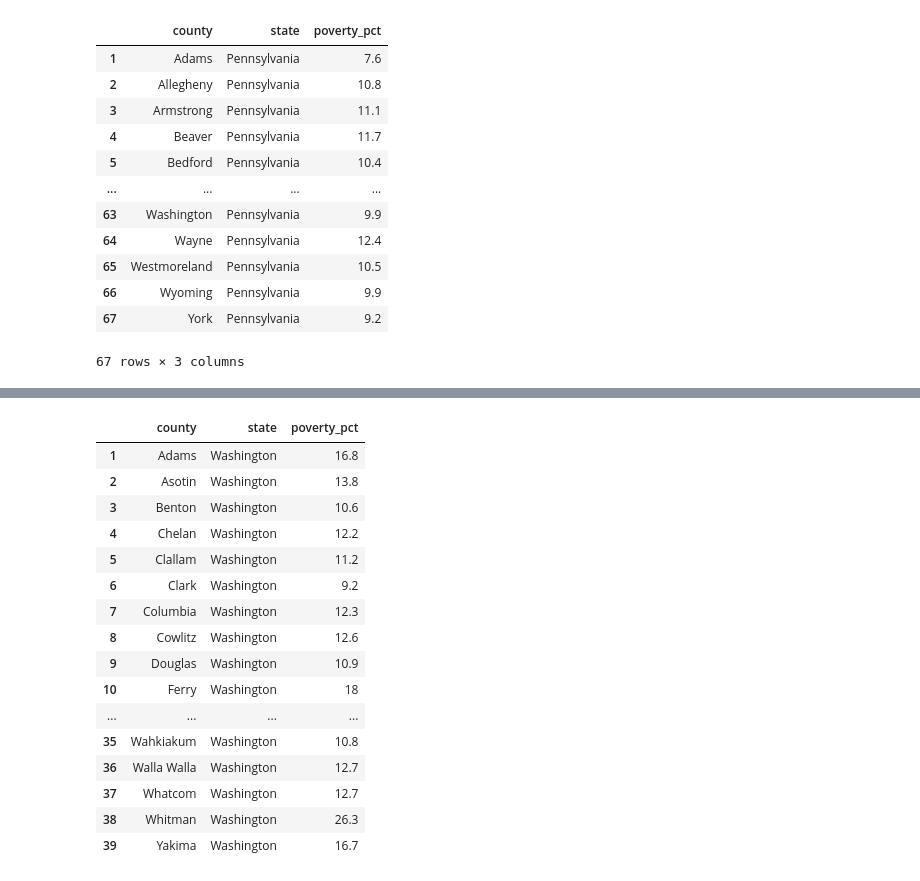
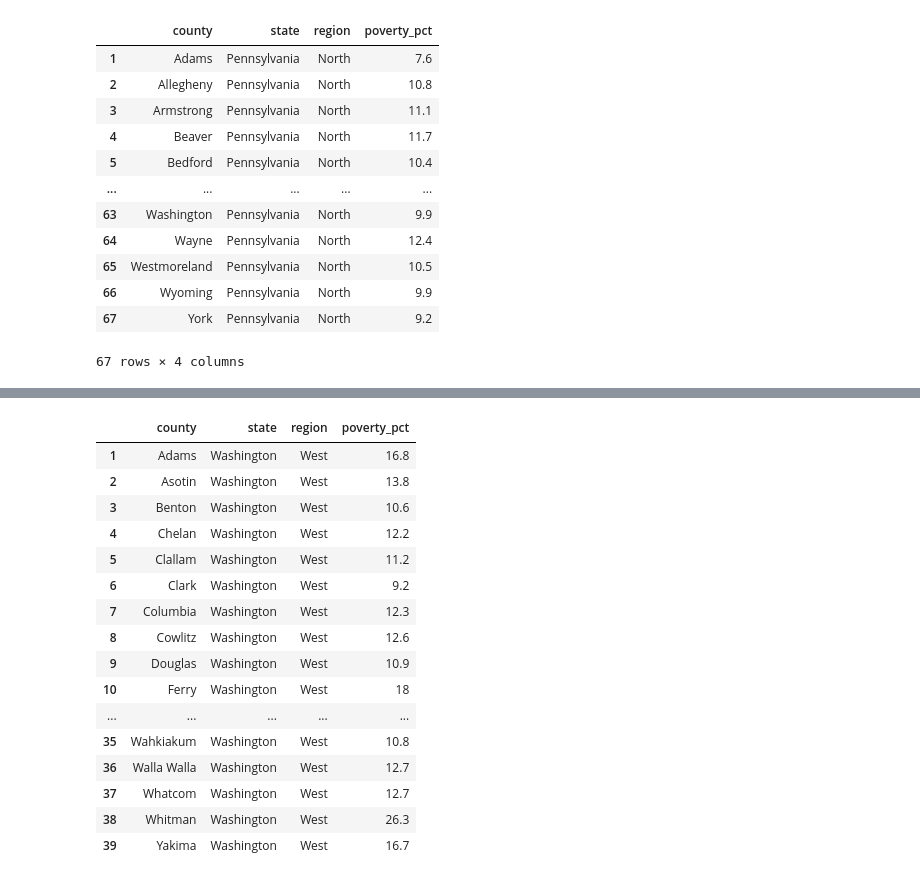
Before and after one commit to nhuquynhle22/Crime_Rates_vs_City_Budgets, a Jupyter notebook: poverty_dataset.ipynb, the cells around one changed output, grey strips where cells are left out. Drawn from its saved outputs; the diff is of its cells as text; code cells hidden in the pictures.

```diff
--- a/poverty_dataset.ipynb
+++ b/poverty_dataset.ipynb
@@ -376,22 +390,24 @@ new_pennsylvania_poverty_df = new_pennsylvania_poverty_df[['county2', 'total_est
 new_pennsylvania_poverty_df = new_pennsylvania_poverty_df.rename(columns={'county2': "county", 'total_est_pct3': 'poverty_pct'})
 
 new_pennsylvania_poverty_df['state'] = 'Pennsylvania'
-new_pennsylvania_poverty_df = new_pennsylvania_poverty_df[['county', 'state', 'poverty_pct']]
+new_pennsylvania_poverty_df['region'] = 'North'
+
+new_pennsylvania_poverty_df = new_pennsylvania_poverty_df[['county', 'state', 'region', 'poverty_pct']]
 new_pennsylvania_poverty_df
 # %% [output]
-|  | county | state | poverty_pct |
-| 1 | Adams | Pennsylvania | 7.6 |
-| 2 | Allegheny | Pennsylvania | 10.8 |
-| 3 | Armstrong | Pennsylvania | 11.1 |
-| 4 | Beaver | Pennsylvania | 11.7 |
-| 5 | Bedford | Pennsylvania | 10.4 |
-| ... | ... | ... | ... |
-| 63 | Washington | Pennsylvania | 9.9 |
-| 64 | Wayne | Pennsylvania | 12.4 |
-| 65 | Westmoreland | Pennsylvania | 10.5 |
-| 66 | Wyoming | Pennsylvania | 9.9 |
-| 67 | York | Pennsylvania | 9.2 |
+|  | county | state | region | poverty_pct |
+| 1 | Adams | Pennsylvania | North | 7.6 |
+| 2 | Allegheny | Pennsylvania | North | 10.8 |
+| 3 | Armstrong | Pennsylvania | North | 11.1 |
+| 4 | Beaver | Pennsylvania | North | 11.7 |
+| 5 | Bedford | Pennsylvania | North | 10.4 |
+| ... | ... | ... | ... | ... |
+| 63 | Washington | Pennsylvania | North | 9.9 |
+| 64 | Wayne | Pennsylvania | North | 12.4 |
+| 65 | Westmoreland | Pennsylvania | North | 10.5 |
+| 66 | Wyoming | Pennsylvania | North | 9.9 |
+| 67 | York | Pennsylvania | North | 9.2 |
-67 rows × 3 columns
+67 rows × 4 columns
 # %%
 washington_poverty_df = pd.read_csv('Resources/PovertyReport Washington.csv')
 washington_poverty_df.head()
@@ -405,26 +421,28 @@ washington_poverty_df.head()
 # %%
 new_washington_poverty_df = washington_poverty_df.loc[1:39]
 new_washington_poverty_df = new_washington_poverty_df[['county2', 'total_est_pct3']]
 new_washington_poverty_df = new_washington_poverty_df.rename(columns={'county2': "county", 'total_est_pct3': 'poverty_pct'})
 
 new_washington_poverty_df['state'] = 'Washington'
-new_washington_poverty_df = new_washington_poverty_df[['county', 'state', 'poverty_pct']]
+new_washington_poverty_df['region'] = 'West'
+
+new_washington_poverty_df = new_washington_poverty_df[['county', 'state', 'region', 'poverty_pct']]
 new_washington_poverty_df
 # %% [output]
-|  | county | state | poverty_pct |
-| 1 | Adams | Washington | 16.8 |
-| 2 | Asotin | Washington | 13.8 |
-| 3 | Benton | Washington | 10.6 |
-| 4 | Chelan | Washington | 12.2 |
-| 5 | Clallam | Washington | 11.2 |
-| 6 | Clark | Washington | 9.2 |
-| 7 | Columbia | Washington | 12.3 |
-| 8 | Cowlitz | Washington | 12.6 |
-| 9 | Douglas | Washington | 10.9 |
-| 10 | Ferry | Washington | 18 |
-| ... | ... | ... | ... |
-| 35 | Wahkiakum | Washington | 10.8 |
-| 36 | Walla Walla | Washington | 12.7 |
-| 37 | Whatcom | Washington | 12.7 |
-| 38 | Whitman | Washington | 26.3 |
-| 39 | Yakima | Washington | 16.7 |
+|  | county | state | region | poverty_pct |
+| 1 | Adams | Washington | West | 16.8 |
+| 2 | Asotin | Washington | West | 13.8 |
+| 3 | Benton | Washington | West | 10.6 |
+| 4 | Chelan | Washington | West | 12.2 |
+| 5 | Clallam | Washington | West | 11.2 |
+| 6 | Clark | Washington | West | 9.2 |
+| 7 | Columbia | Washington | West | 12.3 |
+| 8 | Cowlitz | Washington | West | 12.6 |
+| 9 | Douglas | Washington | West | 10.9 |
+| 10 | Ferry | Washington | West | 18 |
+| ... | ... | ... | ... | ... |
+| 35 | Wahkiakum | Washington | West | 10.8 |
+| 36 | Walla Walla | Washington | West | 12.7 |
+| 37 | Whatcom | Washington | West | 12.7 |
+| 38 | Whitman | Washington | West | 26.3 |
+| 39 | Yakima | Washington | West | 16.7 |
```
Also changed, not shown: parts of 11 cells of this notebook.
